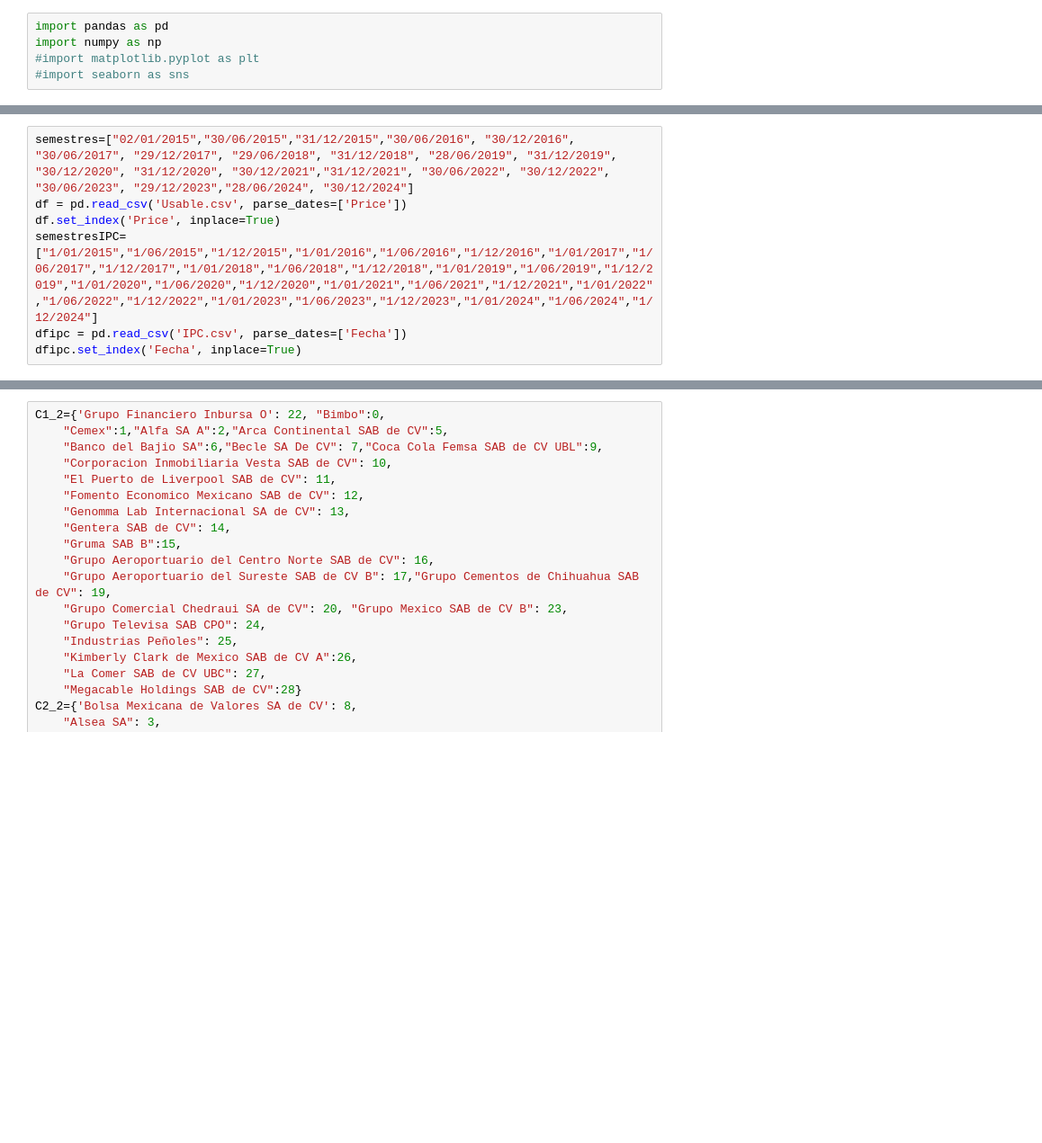
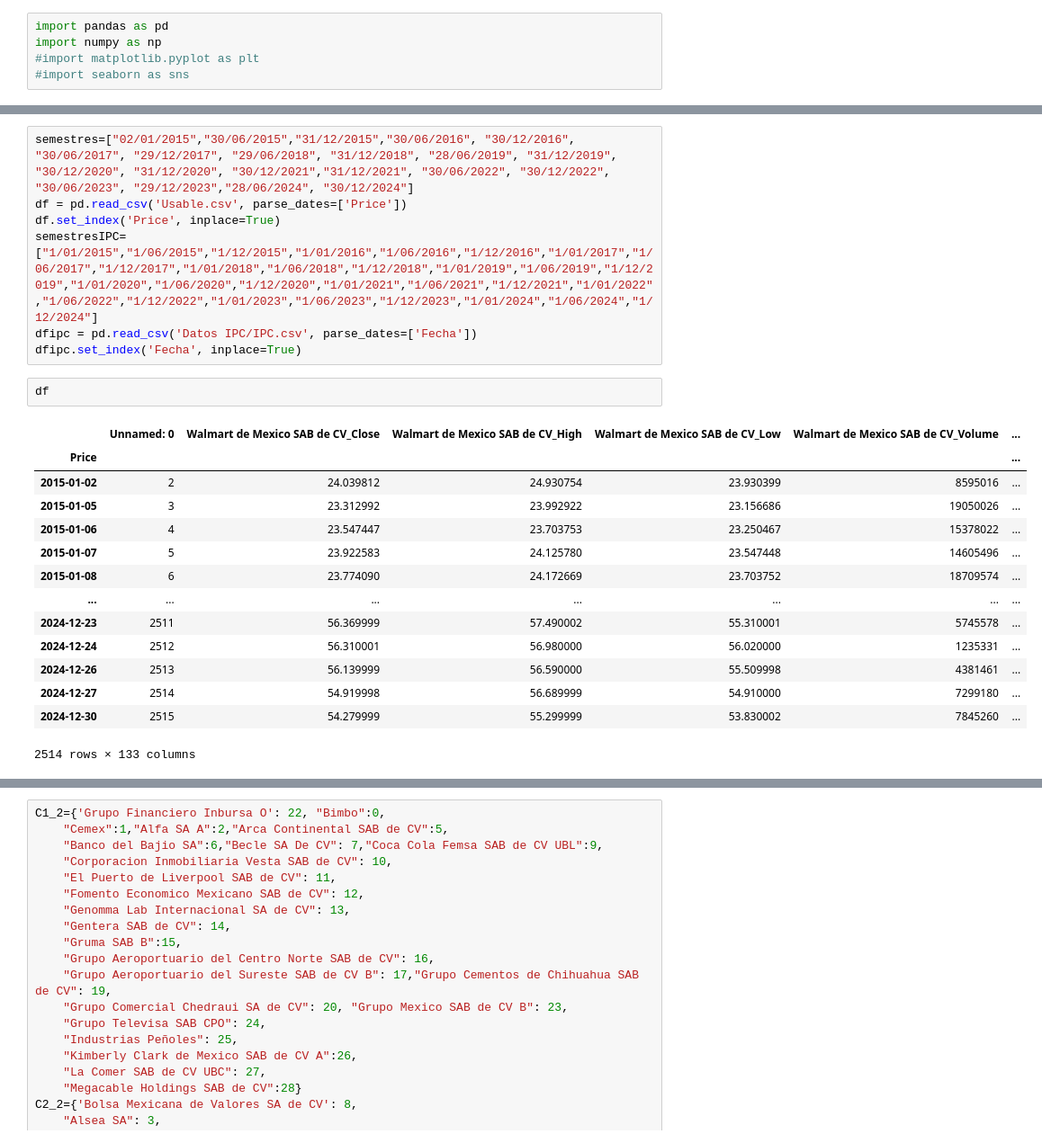
Before and after one commit to PraxedisJRuv/Construcci-n-de-un-portafolio-indexado, a Jupyter notebook: Notebook principal.ipynb, the cells around one changed output, grey strips where cells are left out. Shown at 90% size. Drawn from its saved outputs; the diff is of its cells as text; blank space fills up the shorter version.

```diff
--- a/Notebook principal.ipynb
+++ b/Notebook principal.ipynb
@@ -65,5 +81,22 @@ semestres=["02/01/2015","30/06/2015","31/12/2015","30/06/2016", "30/12/2016", "3
 df = pd.read_csv('Usable.csv', parse_dates=['Price'])
 df.set_index('Price', inplace=True)
 semestresIPC=["1/01/2015","1/06/2015","1/12/2015","1/01/2016","1/06/2016","1/12/2016","1/01/2017","1/06/2017","1/12/2017","1/01/2018","1/06/2018","1/12/2018","1/01/2019","1/06/2019","1/12/2019","1/01/2020","1/06/2020","1/12/2020","1/01/2021","1/06/2021","1/12/2021","1/01/2022","1/06/2022","1/12/2022","1/01/2023","1/06/2023","1/12/2023","1/01/2024","1/06/2024","1/12/2024"]
-dfipc = pd.read_csv('IPC.csv', parse_dates=['Fecha'])
+dfipc = pd.read_csv('Datos IPC/IPC.csv', parse_dates=['Fecha'])
 dfipc.set_index('Fecha', inplace=True)
+# %%
+df
+# %% [output]
+|  | Unnamed: 0 | Walmart de Mexico SAB de CV_Close | Walmart de Mexico SAB de CV_High | Walmart de Mexico SAB de CV_Low | Walmart de Mexico SAB de CV_Volume | ... |
+| Price |  |  |  |  |  | ... |
+| 2015-01-02 | 2 | 24.039812 | 24.930754 | 23.930399 | 8595016 | ... |
+| 2015-01-05 | 3 | 23.312992 | 23.992922 | 23.156686 | 19050026 | ... |
+| 2015-01-06 | 4 | 23.547447 | 23.703753 | 23.250467 | 15378022 | ... |
+| 2015-01-07 | 5 | 23.922583 | 24.125780 | 23.547448 | 14605496 | ... |
+| 2015-01-08 | 6 | 23.774090 | 24.172669 | 23.703752 | 18709574 | ... |
+| ... | ... | ... | ... | ... | ... | ... |
+| 2024-12-23 | 2511 | 56.369999 | 57.490002 | 55.310001 | 5745578 | ... |
+| 2024-12-24 | 2512 | 56.310001 | 56.980000 | 56.020000 | 1235331 | ... |
+| 2024-12-26 | 2513 | 56.139999 | 56.590000 | 55.509998 | 4381461 | ... |
+| 2024-12-27 | 2514 | 54.919998 | 56.689999 | 54.910000 | 7299180 | ... |
+| 2024-12-30 | 2515 | 54.279999 | 55.299999 | 53.830002 | 7845260 | ... |
+2514 rows × 133 columns
```
Also changed, not shown: parts of 8 cells of this notebook, 4 other files.
